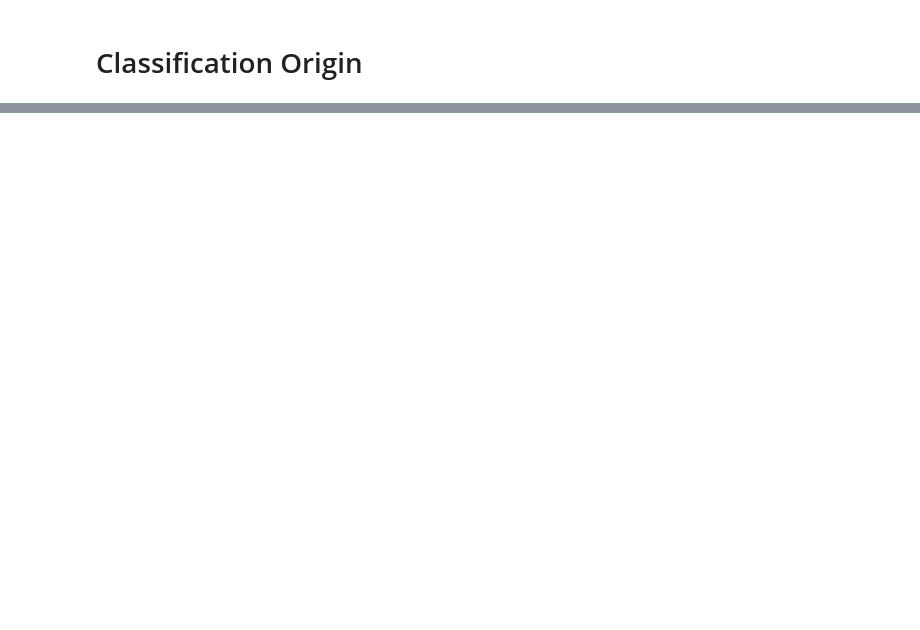
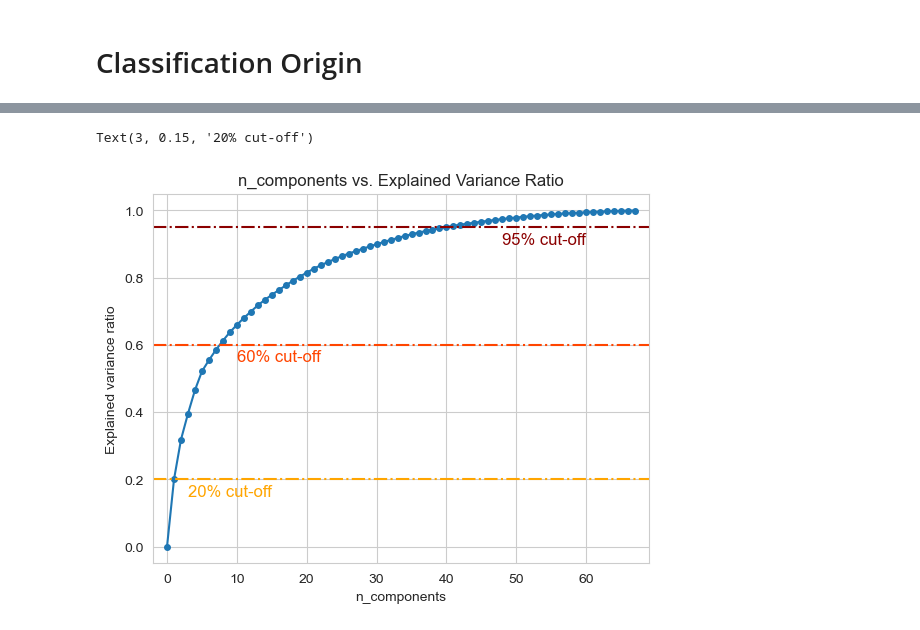
Before and after one commit to widmerc/GEO871, a Jupyter notebook: Project.ipynb, the cells around one changed output, grey strips where cells are left out. Cells and saved outputs as stored; diff of their text form; code cells hidden in the pictures; blank space fills up the shorter version.

```diff
--- a/Project.ipynb
+++ b/Project.ipynb
@@ -178,0 +166,15 @@ Text(0.5, 1.0, 'n_components vs. Explained Variance Ratio')
+# %%
+plt.plot(nums,var_ratio,marker='o',markersize = 4)
+plt.xlim(-2,69)
+plt.xlabel('n_components')
+plt.ylabel('Explained variance ratio')
+plt.title('n_components vs. Explained Variance Ratio')
+plt.axhline(y=0.95, color='darkred', linestyle='-.')
+plt.text(48, 0.9, '95% cut-off', color = 'darkred', fontsize=12)
+plt.axhline(y=0.6, color='orangered', linestyle='-.')
+plt.text(10, 0.55, '60% cut-off ', color = 'orangered', fontsize=12)
+plt.axhline(y=0.2, color='orange', linestyle='-.')
+plt.text(3, 0.15, '20% cut-off', color = 'orange', fontsize=12)
+# %% [output]
+Text(3, 0.15, '20% cut-off')
+[figure, added]
```
Also changed, not shown: parts of 19 cells of this notebook, 3 other files.
